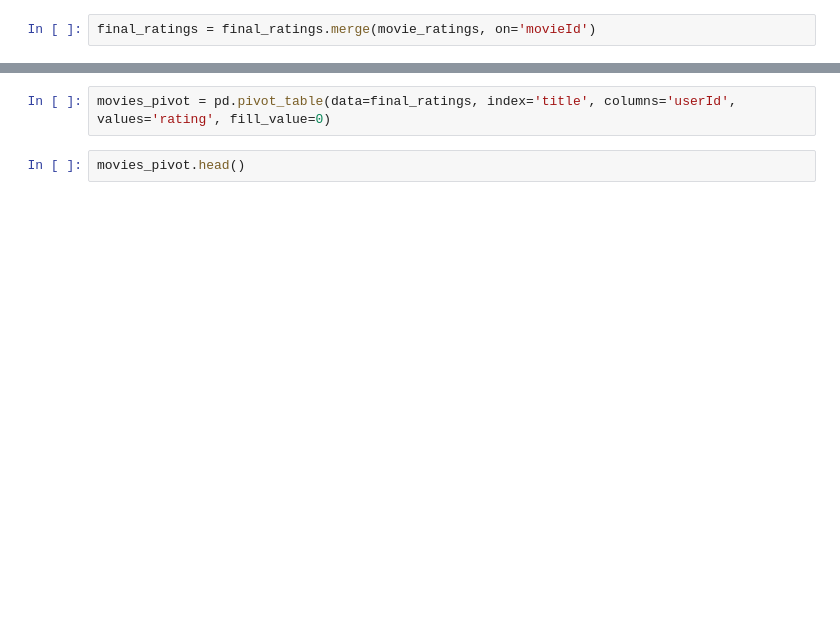
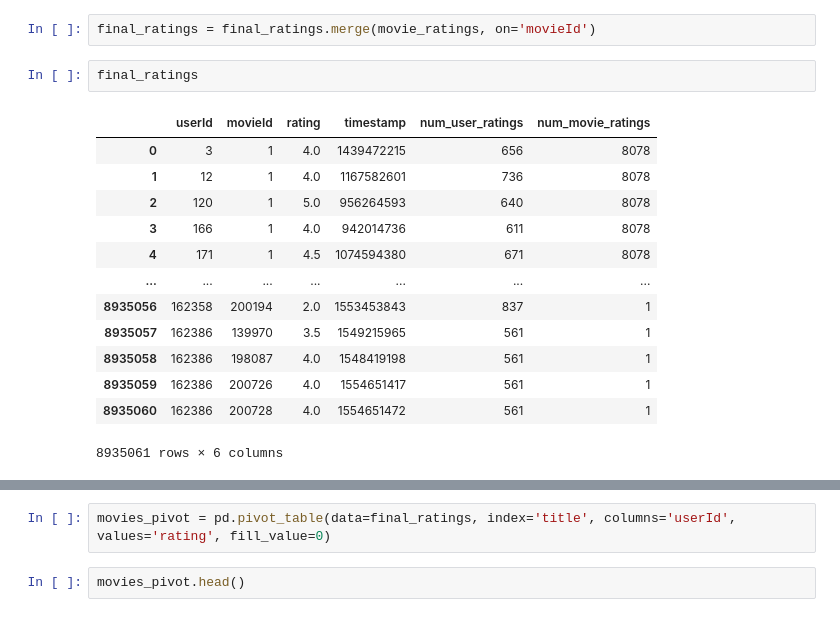
Before and after one commit to WizzVard/Recommendation-system, a Jupyter notebook: Recommendation_System.ipynb, the cells around one changed output, grey strips where cells are left out. Saved outputs shown, nothing was run; the diff lists cells and outputs as text; blank space fills up the shorter version.

```diff
--- a/Recommendation_System.ipynb
+++ b/Recommendation_System.ipynb
@@ -80,5 +96,21 @@ movie_ratings.rename(columns={'rating': 'num_movie_ratings'}, inplace=True)
 # %%
 final_ratings = final_ratings.merge(movie_ratings, on='movieId')
+# %%
+final_ratings
+# %% [output]
+|  | userId | movieId | rating | timestamp | num_user_ratings | num_movie_ratings |
+| 0 | 3 | 1 | 4.0 | 1439472215 | 656 | 8078 |
+| 1 | 12 | 1 | 4.0 | 1167582601 | 736 | 8078 |
+| 2 | 120 | 1 | 5.0 | 956264593 | 640 | 8078 |
+| 3 | 166 | 1 | 4.0 | 942014736 | 611 | 8078 |
+| 4 | 171 | 1 | 4.5 | 1074594380 | 671 | 8078 |
+| ... | ... | ... | ... | ... | ... | ... |
+| 8935056 | 162358 | 200194 | 2.0 | 1553453843 | 837 | 1 |
+| 8935057 | 162386 | 139970 | 3.5 | 1549215965 | 561 | 1 |
+| 8935058 | 162386 | 198087 | 4.0 | 1548419198 | 561 | 1 |
+| 8935059 | 162386 | 200726 | 4.0 | 1554651417 | 561 | 1 |
+| 8935060 | 162386 | 200728 | 4.0 | 1554651472 | 561 | 1 |
+8935061 rows × 6 columns
 # %%
 cond = final_ratings['num_movie_ratings'] > 1000
 final_ratings[cond]['num_movie_ratings'].hist()
```
Also changed, not shown: parts of 28 cells of this notebook.
